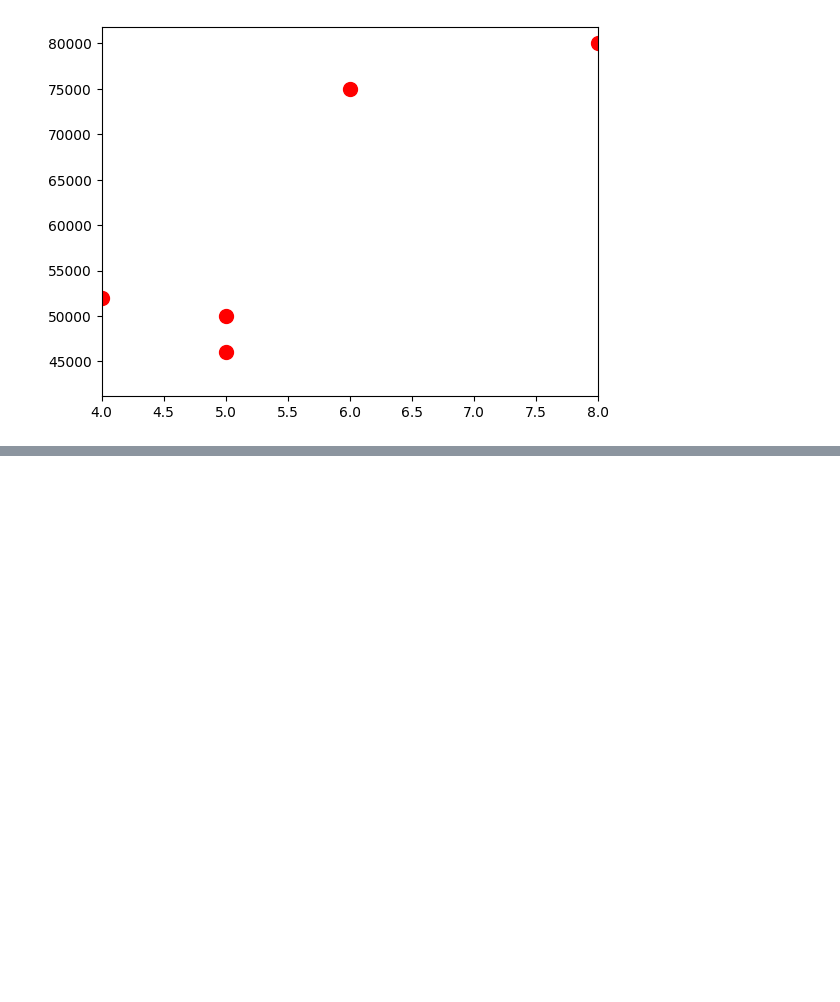
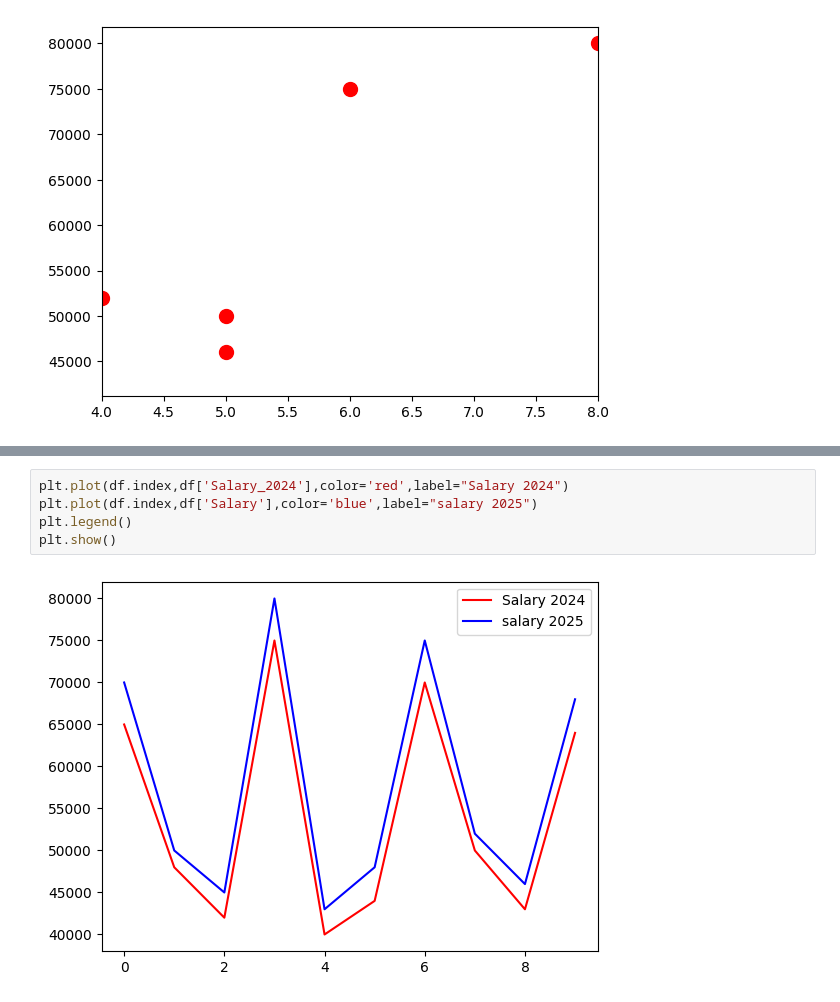
Before and after one commit to RitikSareen/AIPractice, a Jupyter notebook: Matplolib/practice.ipynb, the cells around one changed output, grey strips where cells are left out. Cells and saved outputs as stored; diff of their text form; blank space fills up the shorter version.

```diff
--- a/Matplolib/practice.ipynb
+++ b/Matplolib/practice.ipynb
@@ -164,0 +165,7 @@ plt.show()
+# %%
+plt.plot(df.index,df['Salary_2024'],color='red',label="Salary 2024")
+plt.plot(df.index,df['Salary'],color='blue',label="salary 2025")
+plt.legend()
+plt.show()
+# %% [output]
+[figure, added]
```
Also changed, not shown: parts of 7 cells of this notebook.
